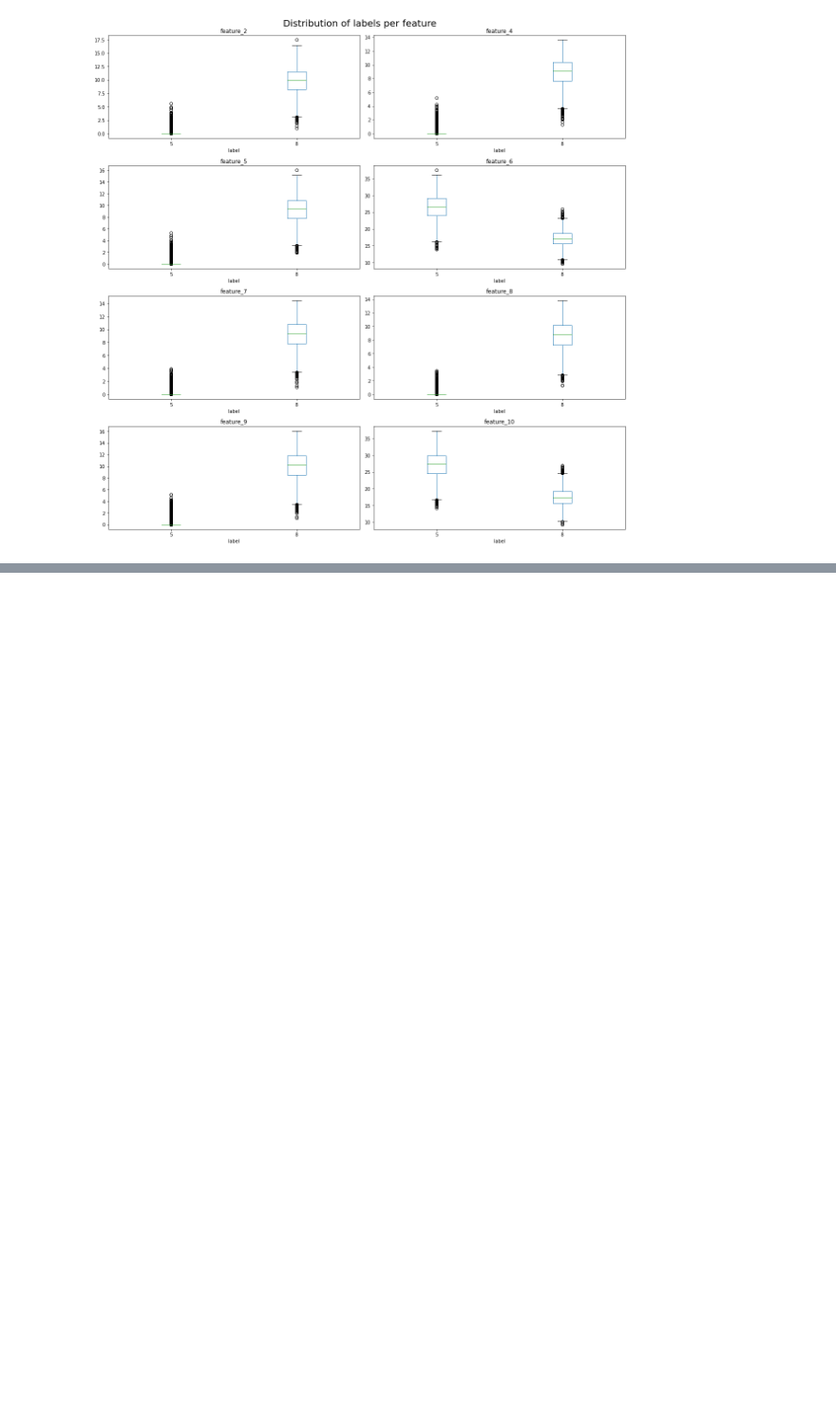
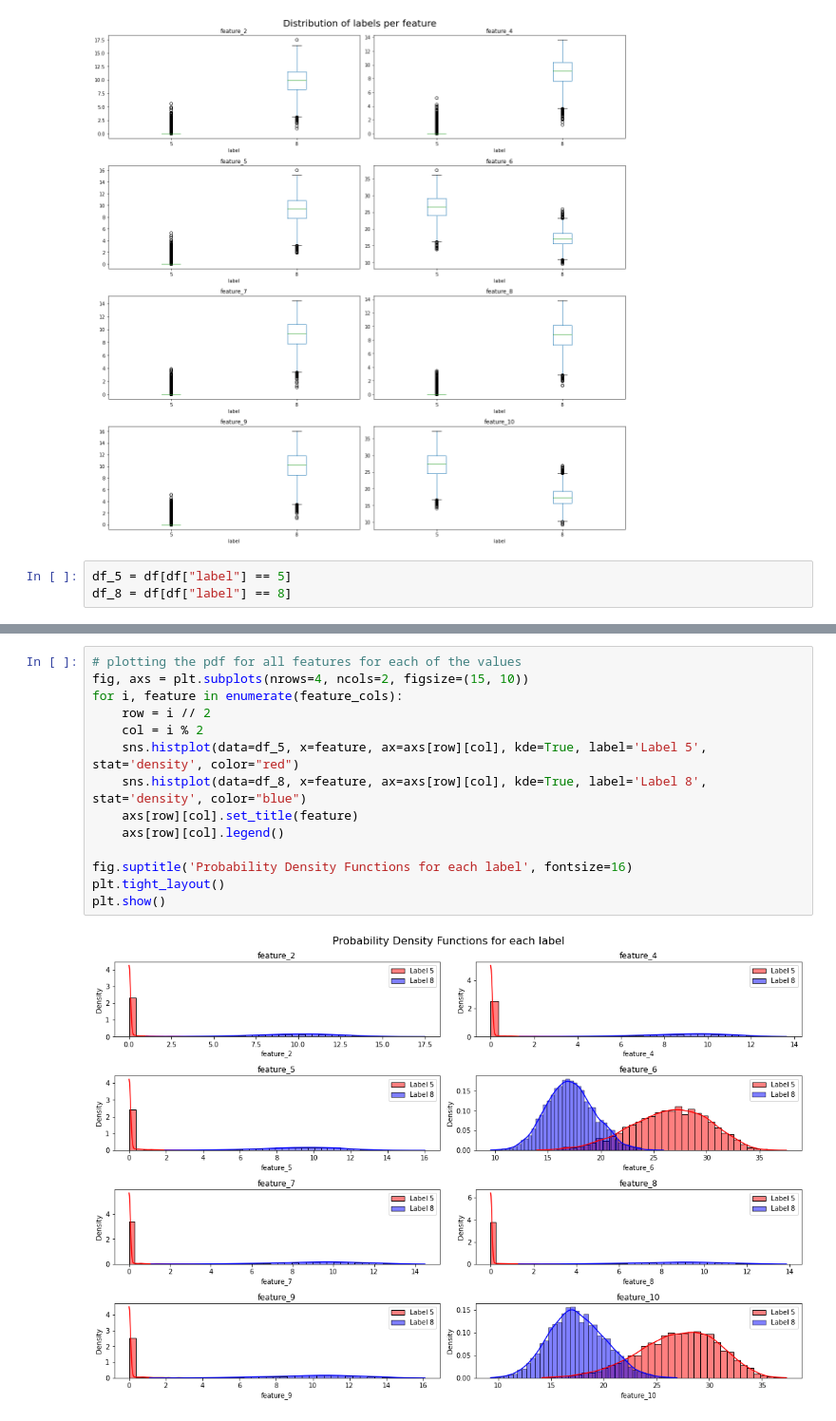
Before and after one commit to jnshzk/CCM_project, a Jupyter notebook: distributions.ipynb, the cells around one changed output, grey strips where cells are left out. Shown at 95% size. Drawn from its saved outputs; the diff is of its cells as text; blank space fills up the shorter version.

```diff
--- a/distributions.ipynb
+++ b/distributions.ipynb
@@ -49,3 +50,6 @@ plt.tight_layout()
 plt.show()
 # %% [output]
 [figure]
+# %%
+df_5 = df[df["label"] == 5]
+df_8 = df[df["label"] == 8]
@@ -51,0 +69,16 @@ plt.show()
+# %%
+# plotting the pdf for all features for each of the values
+fig, axs = plt.subplots(nrows=4, ncols=2, figsize=(15, 10))
+for i, feature in enumerate(feature_cols):
+    row = i // 2
+    col = i % 2
+    sns.histplot(data=df_5, x=feature, ax=axs[row][col], kde=True, label='Label 5', stat='density', color="red")
+    sns.histplot(data=df_8, x=feature, ax=axs[row][col], kde=True, label='Label 8', stat='density', color="blue")
+    axs[row][col].set_title(feature)
+    axs[row][col].legend()
+
+fig.suptitle('Probability Density Functions for each label', fontsize=16)
+plt.tight_layout()
+plt.show()
+# %% [output]
+[figure, added]
```
Also changed, not shown: parts of 2 cells of this notebook.
